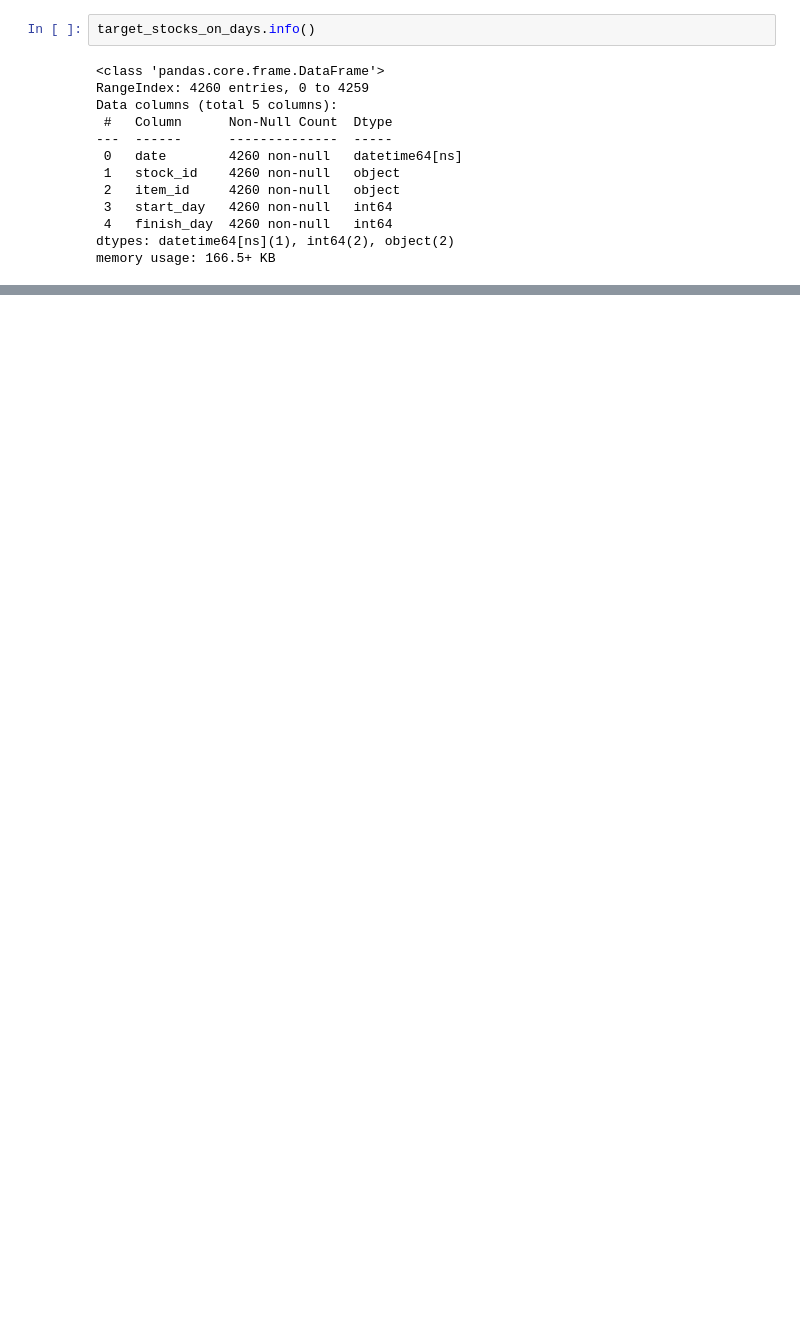
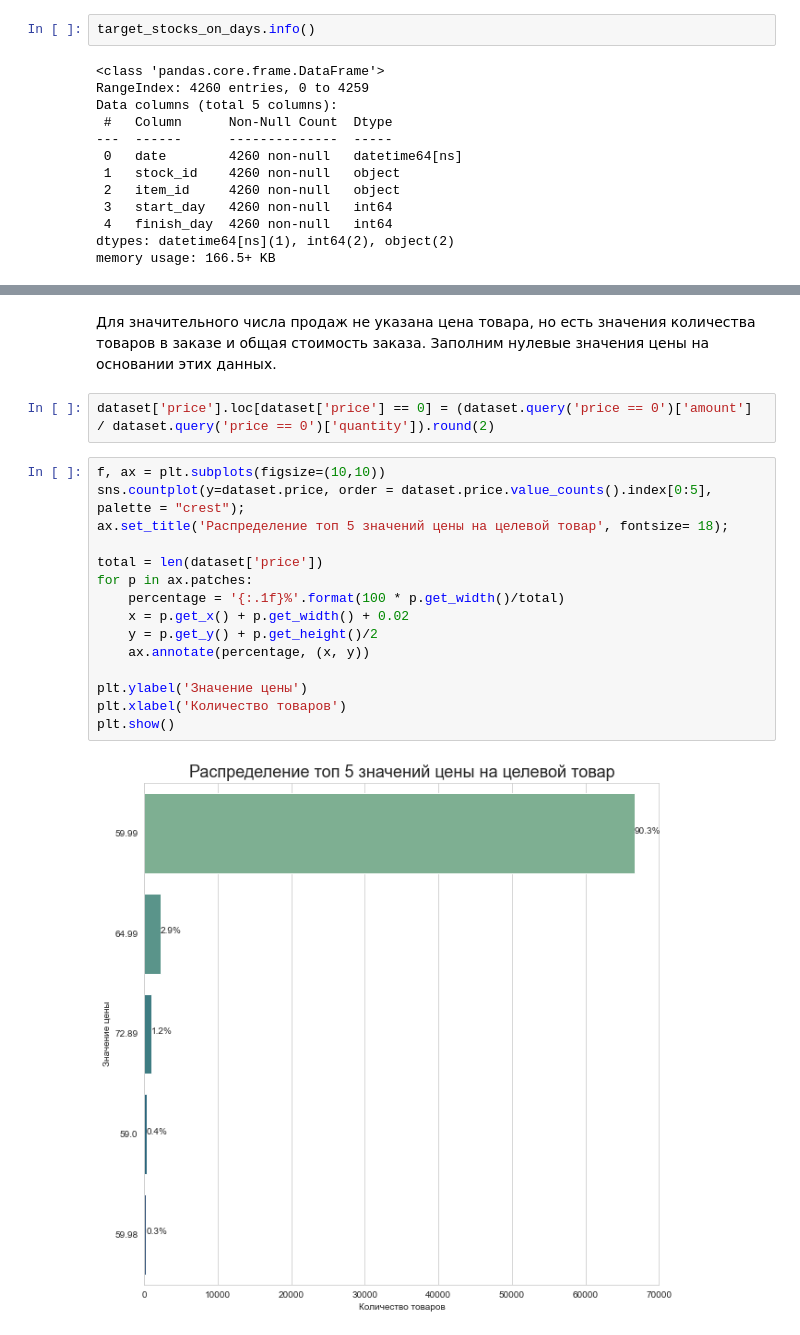
Before and after one commit to rttrif/TrifonovRS.Data_Analysiss_Portfolio.github.io, a Jupyter notebook: Machine Learning/Project 3 - Imprice/Solution_TrifonovRS.ipynb, the cells around one changed output, grey strips where cells are left out. Drawn from its saved outputs; the diff is of its cells as text; blank space fills up the shorter version.

```diff
--- a/Machine Learning/Project 3 - Imprice/Solution_TrifonovRS.ipynb
+++ b/Machine Learning/Project 3 - Imprice/Solution_TrifonovRS.ipynb
@@ -746,0 +882,21 @@ memory usage: 166.5+ KB
+# %% [markdown]
+Для значительного числа продаж не указана цена товара, но есть значения количества товаров в заказе и общая стоимость заказа. Заполним нулевые значения цены на основании этих данных.
+# %%
+dataset['price'].loc[dataset['price'] == 0] = (dataset.query('price == 0')['amount'] / dataset.query('price == 0')['quantity']).round(2)
+# %%
+f, ax = plt.subplots(figsize=(10,10))
+sns.countplot(y=dataset.price, order = dataset.price.value_counts().index[0:5], palette = "crest");
+ax.set_title('Распределение топ 5 значений цены на целевой товар', fontsize= 18);
+
+total = len(dataset['price'])
+for p in ax.patches:
+    percentage = '{:.1f}%'.format(100 * p.get_width()/total)
+    x = p.get_x() + p.get_width() + 0.02
+    y = p.get_y() + p.get_height()/2
+    ax.annotate(percentage, (x, y))
+
+plt.ylabel('Значение цены')
+plt.xlabel('Количество товаров')
+plt.show()
+# %% [output]
+[figure, added]
```
Also changed, not shown: parts of 154 cells of this notebook, 1 other file.
